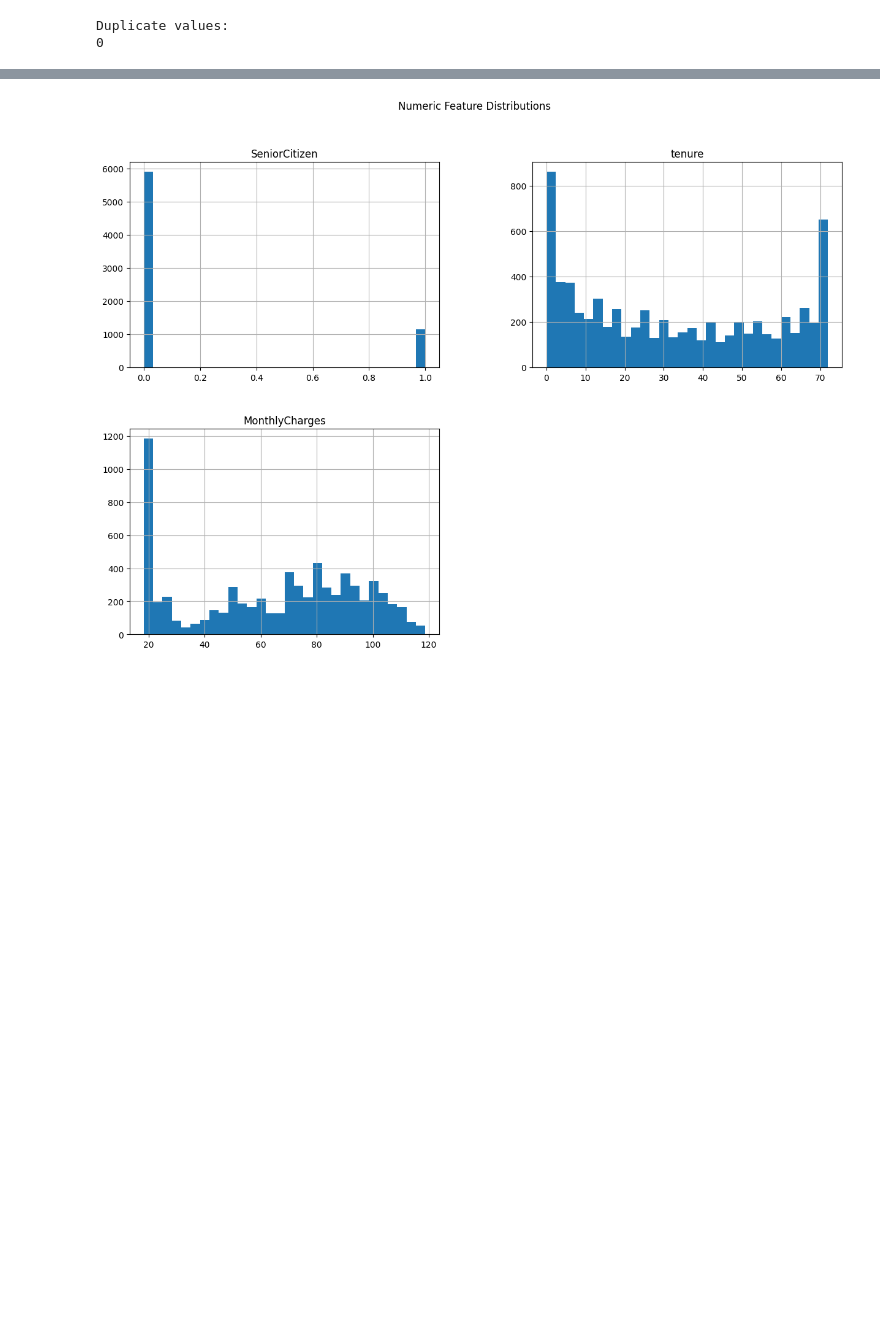
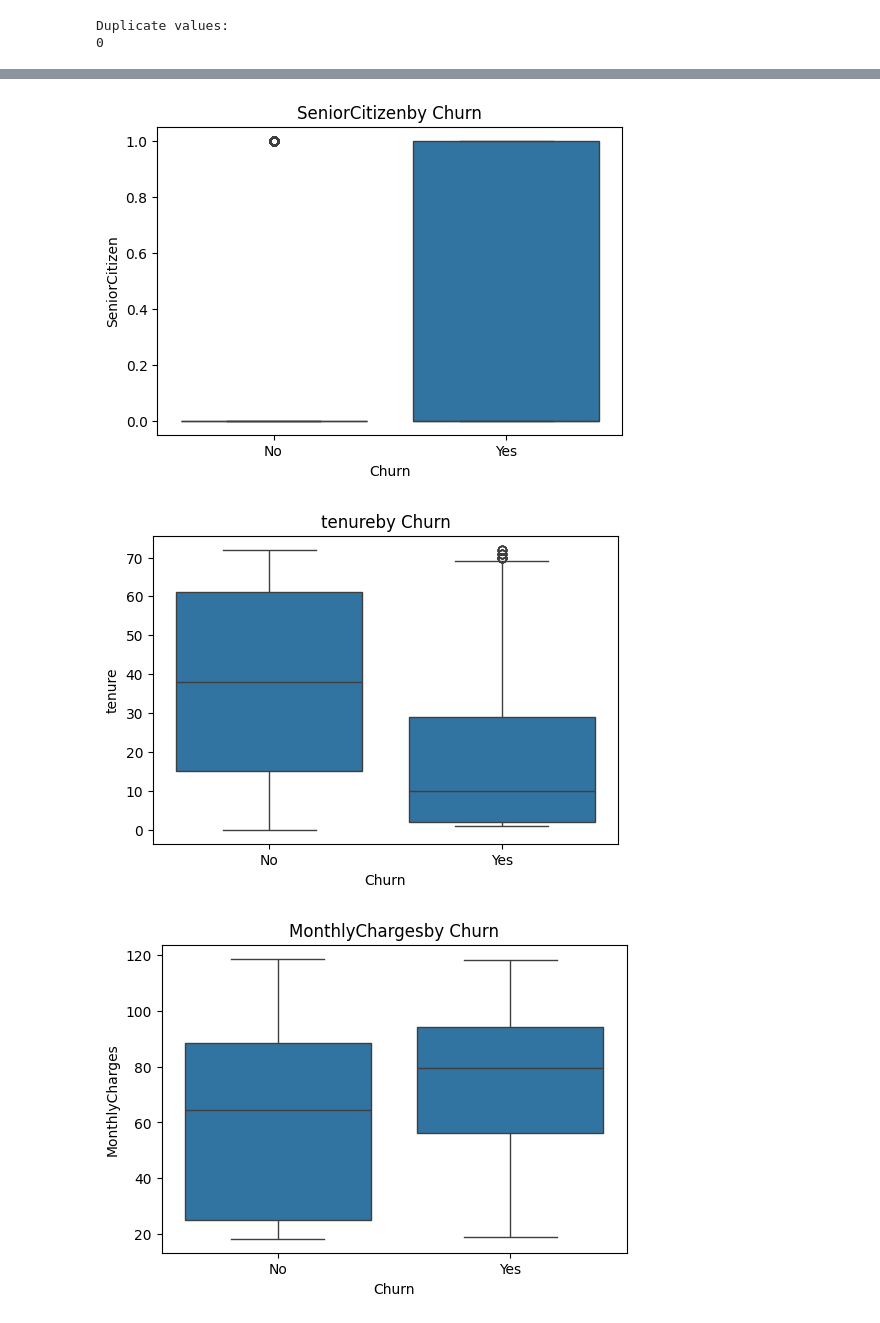
Before and after one commit to Amasha03/Customer_Churn_Prediction, a Jupyter notebook: notebooks/01_Exploratory_Data_Analysis.ipynb, the cells around one changed output, grey strips where cells are left out. Cells and saved outputs as stored; diff of their text form; code cells hidden in the pictures; blank space fills up the shorter version.

```diff
--- a/notebooks/01_Exploratory_Data_Analysis.ipynb
+++ b/notebooks/01_Exploratory_Data_Analysis.ipynb
@@ -177,19 +186,47 @@ Name: proportion, dtype: float64
 # %%
 #Univariate Analysis
 numeric_cols=df.select_dtypes(include=np.number).columns
 categorical_cols=df.select_dtypes(include='object').columns
+
+for col in numeric_cols:
+  plt.figure(figsize=(6,4))
+  sns.boxplot(x='Churn',y=col,data=df)
+  plt.title(f'{col}by Churn')
+  plt.show()
+
+#correlation with churn(numeric features)
+#Automatically tells which numeric features are more related to churn
+df['Churn_encoded']=df['Churn'].map({'No':0,'Yes':1})
+corrs=df[numeric_cols].corrwith(df['Churn_encoded']).sort_values(ascending=False)
+print(corrs)
 
 #Histograms for numeric feayures
 df[numeric_cols].hist(figsize=(15,10),bins=30)
 plt.suptitle("Numeric Feature Distributions")
 plt.show()
 
 #Countplots for categorical features
 for col in categorical_cols:
     plt.figure(figsize=(8,5))
     sns.countplot(x=df[col])
     plt.xticks(rotation=45)
     plt.title(f"Countplot of {col}")
     plt.xticks(rotation=45)
+    plt.show()
+
+#Correlation heatmap for numeric features
+plt.figure(figsize=(10,8))
+sns.heatmap(df[numeric_cols].corr(),annot=True,cmap='coolwarm')
+plt.title("Correlation Heatmap")
+plt.show()
+
+#Boxplot to see churn vs numeric features
+for col in numeric_cols:
+    plt.figure(figsize=(8,5))
+    sns.boxplot(x='Churn',y=col,data=df)
+    plt.title(f"Boxplot of {col} by Churn")
+    plt.show()
 # %% [output]
-[figure, old version]
+[figure, new version]
+[figure, added]
+[figure, added]
```
Also changed, not shown: parts of 3 cells of this notebook.
